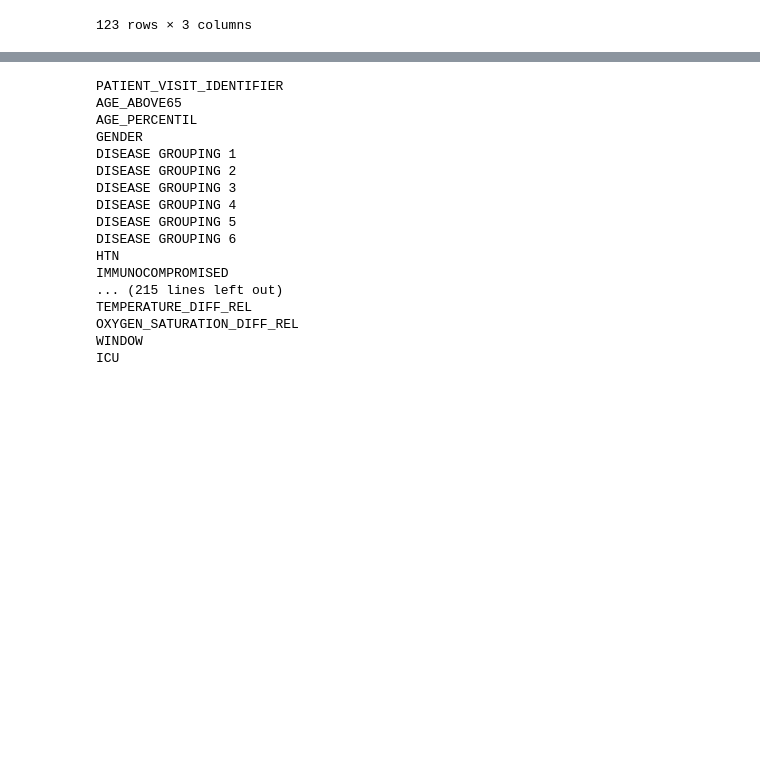
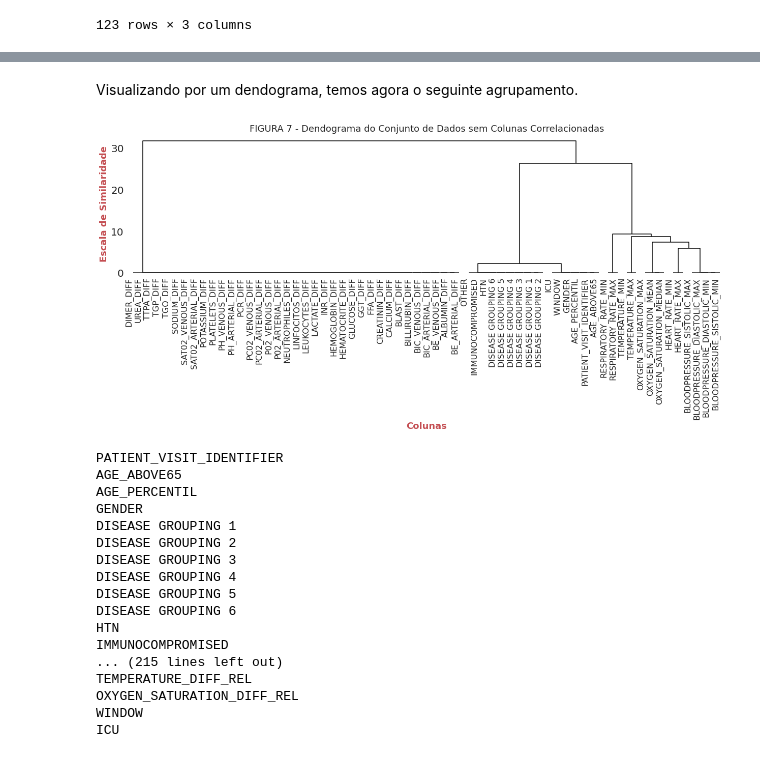
Before and after one commit to MatheusOrange211/Sirio_Libanes_ICU_Prediction, a Jupyter notebook: Visualizando_os_dados_Sirio_Libanes.ipynb, the cells around one changed output, grey strips where cells are left out. Saved outputs shown, nothing was run; the diff lists cells and outputs as text; code cells hidden in the pictures; blank space fills up the shorter version.

```diff
--- a/Visualizando_os_dados_Sirio_Libanes.ipynb
+++ b/Visualizando_os_dados_Sirio_Libanes.ipynb
@@ -86,3 +88,11 @@ def correlated_columns_harrison(dataset, threshold = 0.95):
+# %%
+def descartar_colunas_correlacionadas(dataset: pd.DataFrame):
+    colunas_com_muita_correlacao = []
+    for valor in dataset['level_0'].drop_duplicates().values:
+      colunas_com_muita_correlacao.append(valor)
+    for valor in dataset['level_1'].drop_duplicates().values:
+      colunas_com_muita_correlacao.append(valor)
+    return colunas_com_muita_correlacao
 # %% [markdown]
 #PARTINDO PARA A ANÁLISE
 # %% [markdown]
@@ -506,0 +502,5 @@ OXYGEN_SATURATION_DIFF_REL
+# %%
+colunas_com_muita_correlacao = descartar_colunas_correlacionadas(dados_correlacao)
+
+dados_sem_correlacao = dados.drop(columns = colunas_com_muita_correlacao)
+dados_sem_correlacao.head()
@@ -507,3 +531,15 @@ OXYGEN_SATURATION_DIFF_REL
+# %% [markdown]
+Visualizando por um dendograma, temos agora o seguinte agrupamento.
+# %%
+grafico_dendograma_sang_resp = msno.dendrogram(dados_sem_correlacao,figsize=(21,5),orientation='top')
+plt.ylabel("Escala de Similaridade",size=18,color='r',weight='bold')
+plt.xlabel("Colunas",size=18,color='r',weight='bold')
+
+plt.xticks(rotation= 90)
+plt.title("FIGURA 7 - Dendograma do Conjunto de Dados sem Colunas Correlacionadas",size=18)
+grafico_dendograma_sang_resp.get_figure();
+# %% [output]
+[figure, added]
 # %%
 for i in list(dados.columns):
   print(i)
```
Also changed, not shown: parts of 13 cells of this notebook.
